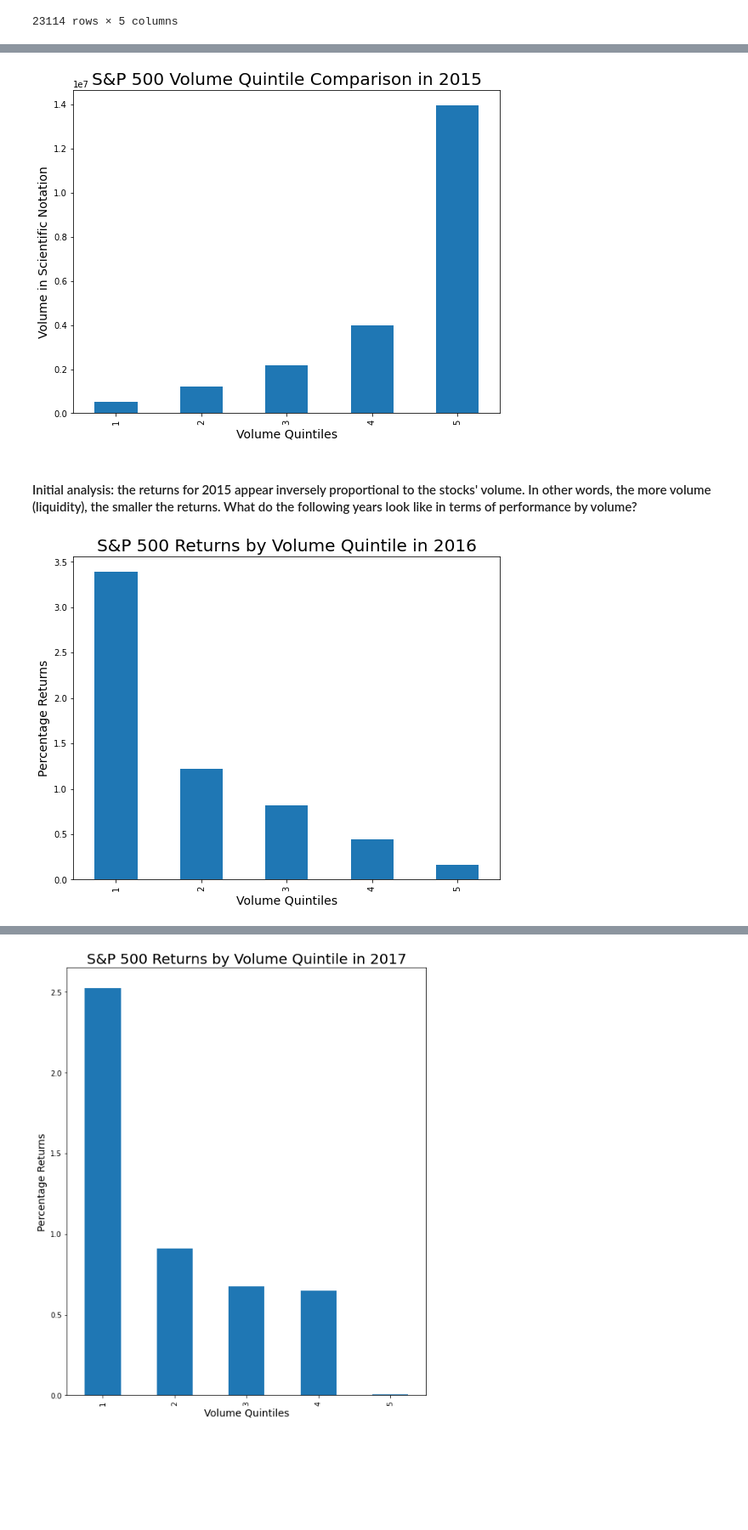
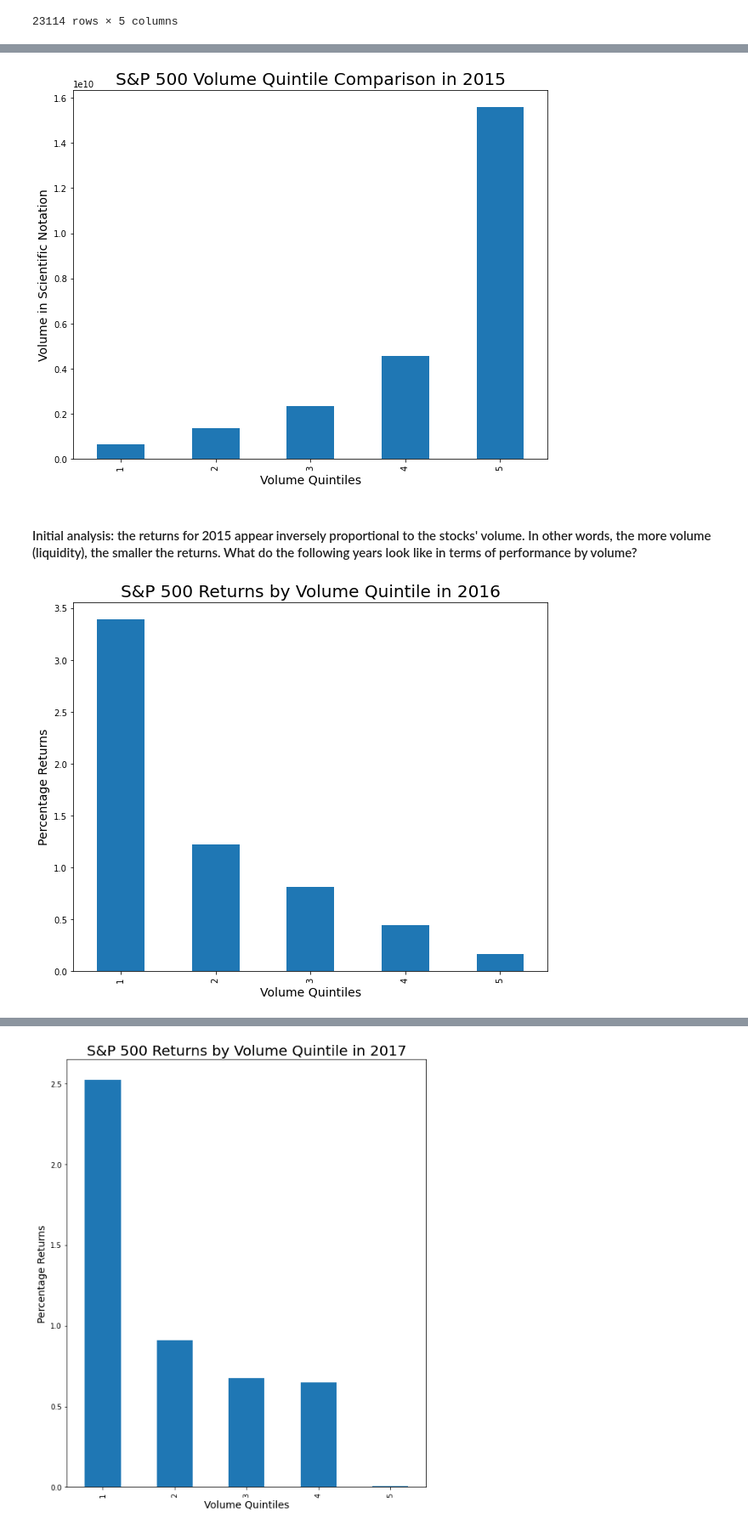
Before and after one commit to baruchfrost/legendary-invention, a Jupyter notebook: Team1_Data_Analysis_SPX500.ipynb, the cells around one changed output, grey strips where cells are left out. Shown: that part at 85% size. Drawn from its saved outputs; the diff is of its cells as text; code cells hidden in the pictures; blank space fills up the shorter version.

Commit message:
updating visuals

```diff
--- a/Team1_Data_Analysis_SPX500.ipynb
+++ b/Team1_Data_Analysis_SPX500.ipynb
@@ -112,24 +112,24 @@ plt.show()
 # %%
 # Plot out the volumes of each quintile over the year 2015.
-plt.figure(figsize=(9,7))
-monthly_vol_2015.groupby("quintile").mean()["volume"].plot(kind="bar")
+plt.figure(figsize=(10,8))
+monthly_vol_2015.groupby("quintile").sum()["volume"].plot(kind="bar")
 plt.title("S&P 500 Volume Quintile Comparison in 2015", fontsize=20)
 plt.ylabel("Volume in Scientific Notation", fontsize=14)
 plt.xlabel("Volume Quintiles", fontsize=14)
 plt.show()
 # %% [output]
-[figure, old version]
+[figure, new version]
 # %% [markdown]
 #### Initial analysis: the returns for 2015 appear inversely proportional to the stocks' volume.  In other words, the more volume (liquidity), the smaller the returns. What do the following years look like in terms of performance by volume?
 # %%
 # Plot out the returns of each quintile over the year 2016.
-plt.figure(figsize=(9,7))
+plt.figure(figsize=(10,8))
 monthly_vol_2016.groupby("quintile").mean()["pct_chg"].plot(kind="bar")
 plt.title("S&P 500 Returns by Volume Quintile in 2016", fontsize=20)
 plt.ylabel("Percentage Returns", fontsize=14)
 plt.xlabel("Volume Quintiles", fontsize=14)
 plt.show()
 # %% [output]
-[figure, old version]
+[figure, new version]
 # %%
 # Plot out the volumes of each quintile over the year 2016.
```
Also changed, not shown: parts of 5 cells of this notebook.
